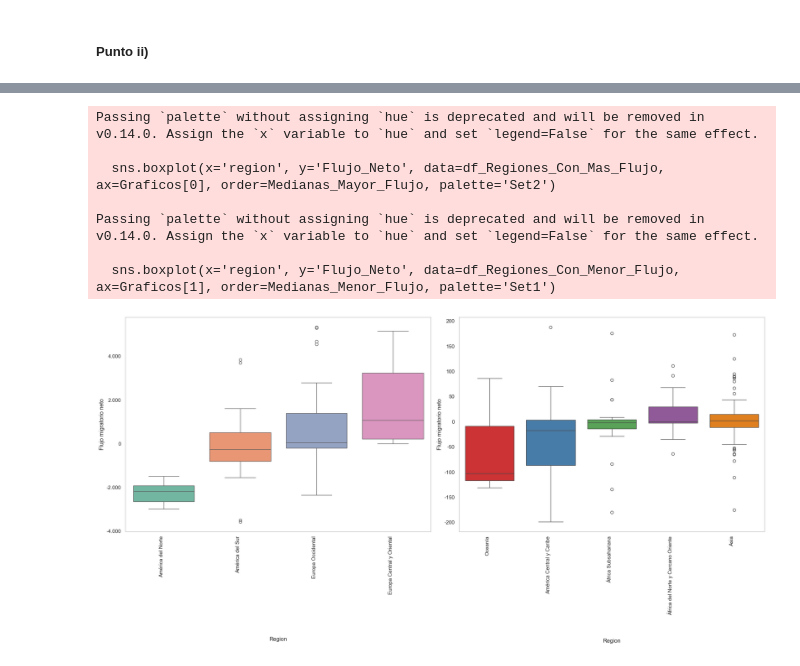
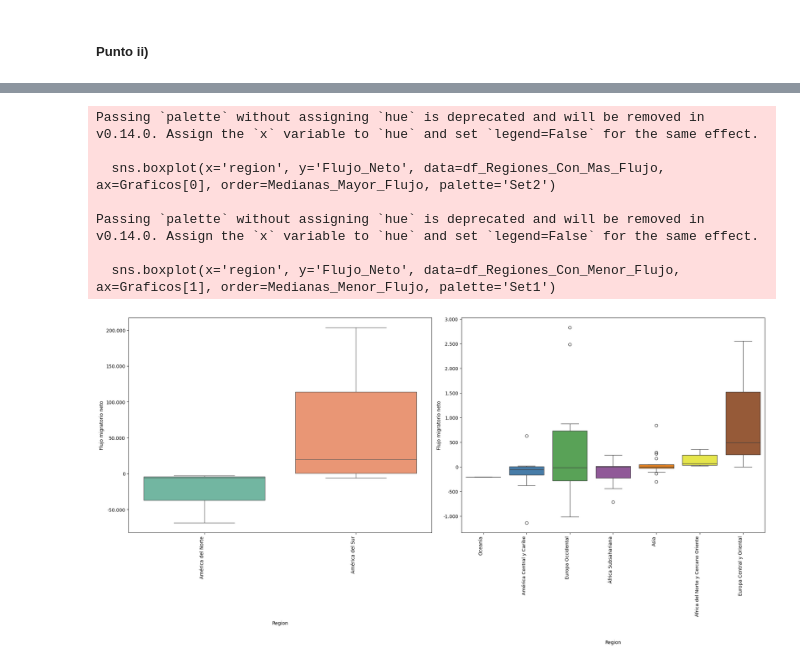
Before and after one commit to Rogoyin/Laboratorio-de-datos, a Jupyter notebook: Práctico 1/Visualizacion.ipynb, the cells around one changed output, grey strips where cells are left out. Saved outputs shown, nothing was run; the diff lists cells and outputs as text; code cells hidden in the pictures.

Commit message:
Visualización arreglado, Boxplot no marcaba promedios, ahora sí

```diff
--- a/Práctico 1/Visualizacion.ipynb
+++ b/Práctico 1/Visualizacion.ipynb
@@ -194,16 +186,12 @@ Migrantes_Con_Sedes
 # %%
-Migrantes_Con_Sedes.loc[:, 'Flujo_Neto'] = Migrantes_Con_Sedes.loc[:, 'inmigrantes'] - Migrantes_Con_Sedes.loc[:, 'emigrantes']
 
+# Agrupar por país (región) y calcular el promedio del flujo neto
+Migrantes_Con_Sedes = Migrantes_Con_Sedes.groupby('id_pais', as_index=False)['Flujo_Neto'].mean()
+
+# Merge con el DataFrame original para incluir la columna de region
 Migrantes_Con_Sedes = Migrantes_Con_Sedes.merge(Paises, how='left', left_on='id_pais', right_on='id')
 Migrantes_Con_Sedes = Migrantes_Con_Sedes.merge(Regiones, how='left', left_on='id_region', right_on='id')
 
-Migrantes_Con_Sedes = Migrantes_Con_Sedes[['nombre_y', 'id_pais', 'anio', 'Flujo_Neto']]
+Migrantes_Con_Sedes = Migrantes_Con_Sedes[['nombre_y', 'id_pais', 'Flujo_Neto']]
 
-#Migrantes_Con_Sedes = Migrantes_Con_Sedes.groupby('nombre_y', as_index=False)['Flujo_Neto'].mean()
-
-Migrantes_Con_Sedes.rename(columns={'nombre_y': 'region'
-                                    #, 'Flujo_Neto': 'Promedio_Flujo_Neto'
-                                    }
-                                    , inplace=True)
-
-Migrantes_Con_Sedes
+Migrantes_Con_Sedes.rename(columns={'nombre_y': 'region'}, inplace=True)
@@ -260,12 +245,12 @@ def Eliminar_Outliers(df: pd.DataFrame, Columna: str) -> pd.DataFrame:
     return df
 
 # Filtrar outliers de flujo neto en Migrantes_Con_Sedes.
-Migrantes_Con_Sedes = Eliminar_Outliers(Migrantes_Con_Sedes, 'Flujo_Neto')
+#Migrantes_Con_Sedes = Eliminar_Outliers(Migrantes_Con_Sedes, 'Flujo_Neto')
 # %%
 import seaborn as sns
 
 # Definimos listas para separar los boxplots.
-Regiones_Con_Mas_Flujo = ['América del Sur', 'Europa Occidental', 'América del Norte', 'Europa Central y Oriental']
+Regiones_Con_Mas_Flujo = ['América del Sur', 'América del Norte']
 Regiones_Con_Menor_Flujo = [Region for Region in Migrantes_Con_Sedes['region'].unique() if Region not in Regiones_Con_Mas_Flujo]
 
 # Crear DataFrames separados.
@@ -285,31 +270,31 @@ Figure, Graficos = plt.subplots(nrows=1, ncols=2, figsize=(20, 10))
 # Crear el primer boxplot para regiones seleccionadas y ordenar por Medianas_Mayor_Flujo
 sns.boxplot(x='region', y='Flujo_Neto', data=df_Regiones_Con_Mas_Flujo, ax=Graficos[0], order=Medianas_Mayor_Flujo, palette='Set2')
 Graficos[0].set_xlabel('Region', labelpad = 90)
 Graficos[0].set_ylabel('Flujo migratorio neto')
 Graficos[0].set_xticklabels(Graficos[0].get_xticklabels(), rotation=90, ha='right')  # Rotate x-axis labels
 Graficos[0].grid(False) # Eliminar la cuadrícula
 Graficos[0].yaxis.set_major_formatter(ticker.FuncFormatter(lambda x, _: f'{int(x):,}'.replace(",", ".") ))
 
 # Crear el segundo boxplot para regiones de menor flujo y ordenar por Medianas_Mayor_Flujo
 sns.boxplot(x='region', y='Flujo_Neto', data=df_Regiones_Con_Menor_Flujo, ax=Graficos[1], order=Medianas_Menor_Flujo, palette='Set1')
 Graficos[1].set_xlabel('Region', labelpad = 50)
 Graficos[1].set_ylabel('Flujo migratorio neto')
 Graficos[1].set_xticklabels(Graficos[1].get_xticklabels(), rotation=90, ha='right')  # Rotate x-axis labels
 Graficos[1].grid(False)  # Eliminar la cuadrícula
 Graficos[1].yaxis.set_major_formatter(ticker.FuncFormatter(lambda x, _: f'{int(x):,}'.replace(",", ".") ))
 # Agregar separador de miles al eje Y.
 
 # Adjust layout to prevent overlap
 plt.tight_layout()
 
 # Show the plots
 plt.show()
 # %% [output]
 Passing `palette` without assigning `hue` is deprecated and will be removed in v0.14.0. Assign the `x` variable to `hue` and set `legend=False` for the same effect.
 
   sns.boxplot(x='region', y='Flujo_Neto', data=df_Regiones_Con_Mas_Flujo, ax=Graficos[0], order=Medianas_Mayor_Flujo, palette='Set2')
 
 Passing `palette` without assigning `hue` is deprecated and will be removed in v0.14.0. Assign the `x` variable to `hue` and set `legend=False` for the same effect.
 
   sns.boxplot(x='region', y='Flujo_Neto', data=df_Regiones_Con_Menor_Flujo, ax=Graficos[1], order=Medianas_Menor_Flujo, palette='Set1')
-[figure, old version]
+[figure, new version]
```
Also changed, not shown: parts of 6 cells of this notebook, 2 other files.
